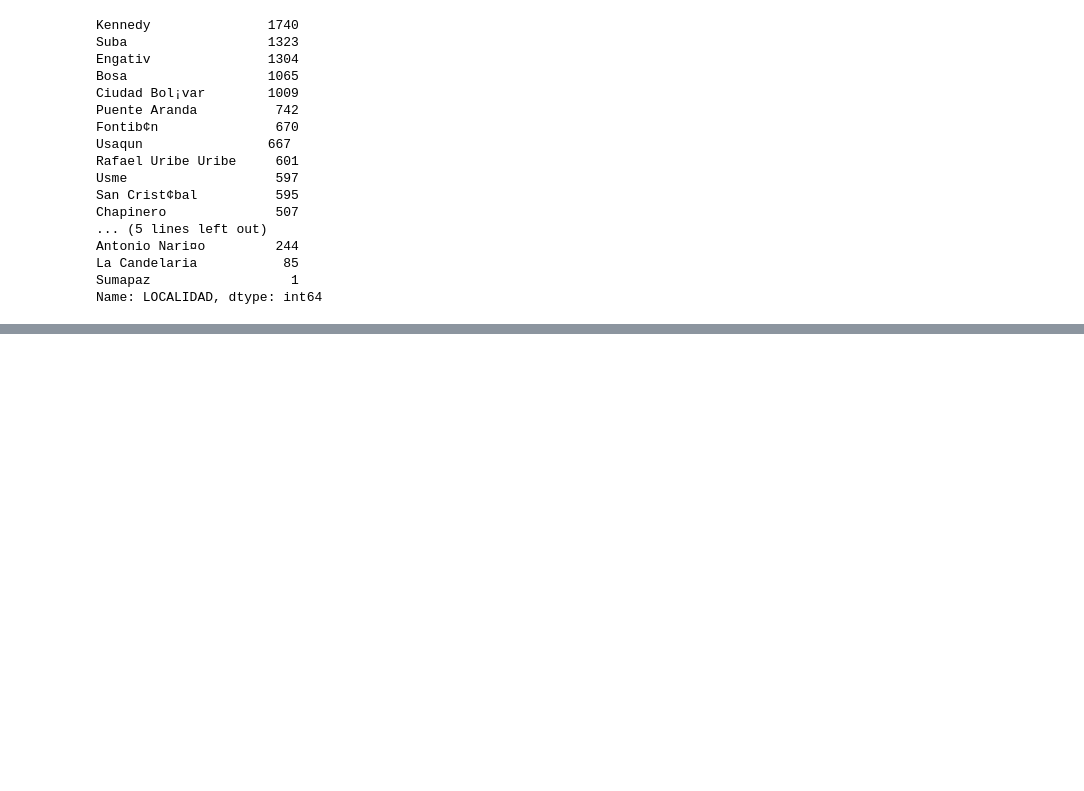
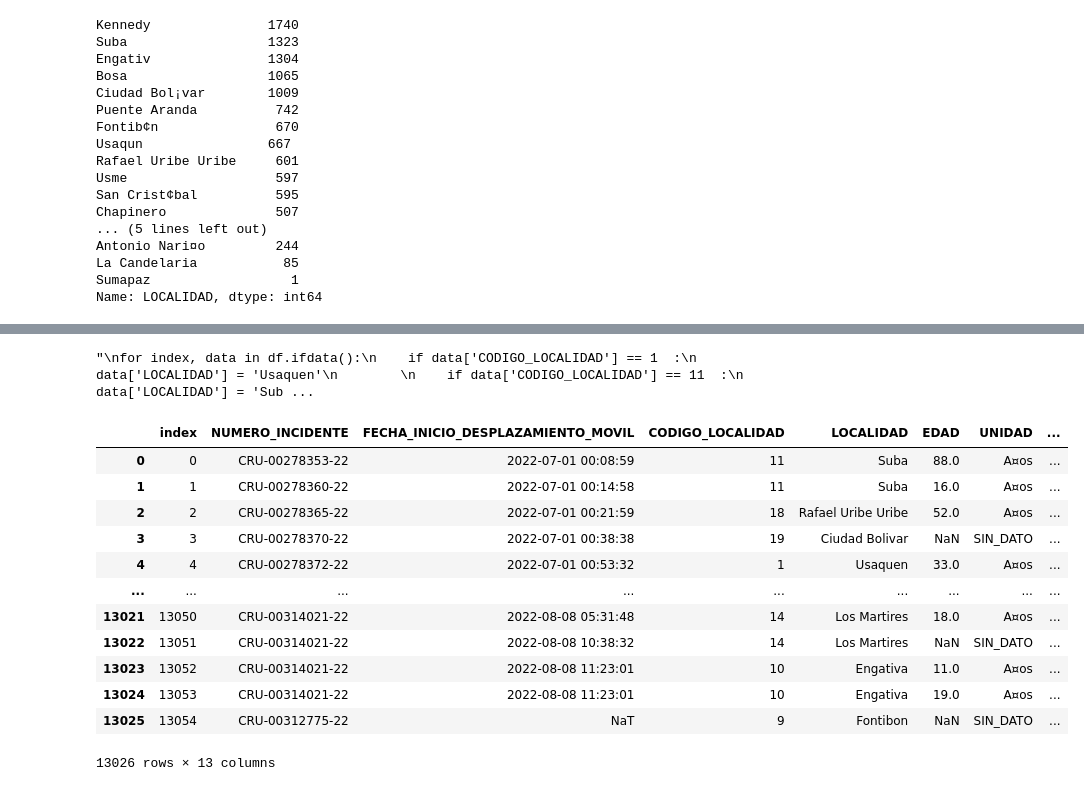
Before and after one commit to RobertDS-15/ESEITBigData2022B, a Jupyter notebook: notebooks/0.3.rcortes_eda_limpieza.ipynb, the cells around one changed output, grey strips where cells are left out. Cells and saved outputs as stored; diff of their text form; code cells hidden in the pictures; blank space fills up the shorter version.

Commit message:
Corregir caracteres especiales de las localidades

```diff
--- a/notebooks/0.3.rcortes_eda_limpieza.ipynb
+++ b/notebooks/0.3.rcortes_eda_limpieza.ipynb
@@ -355,0 +375,80 @@ Name: LOCALIDAD, dtype: int64
+# %%
+def cat(x):
+    if x == 1  :
+        return 'Usaquen'
+    if x == 2  :
+        return 'Chapinero'
+    if x == 3  :
+        return 'Santa Fe'
+    if x == 4  :
+        return 'San Cristobal'
+    if x == 5  :
+        return 'Usme'
+    if x == 6  :
+        return 'Tunjuelito'
+    if x == 7  :
+        return 'Bosa'
+    if x == 8  :
+        return 'Kenndy'
+    if x == 9  :
+        return 'Fontibon'
+    if x == 10  :
+        return 'Engativa'
+    if x == 11:
+        return 'Suba'
+    if x == 12  :
+        return 'Barrios Unidos'
+    if x == 13:
+        return 'Teusaquillo'
+    if x == 14  :
+        return 'Los Martires'
+    if x == 15  :
+        return 'Antonio Narino'
+    if x == 16  :
+        return 'Puente Aranda'
+    if x == 17:
+        return 'La Calendaria'
+    if x == 18:
+        return 'Rafael Uribe Uribe'
+    if x == 19:
+        return 'Ciudad Bolivar'
+    if x == 20:
+        return 'Sumapaz'
+
+"""
+for index, data in df.ifdata():
+    if data['CODIGO_LOCALIDAD'] == 1  :
+        data['LOCALIDAD'] = 'Usaquen'
+
+    if data['CODIGO_LOCALIDAD'] == 11  :
+        data['LOCALIDAD'] = 'Suba'
+
+    if data['CODIGO_LOCALIDAD'] == 19  :
+        data['LOCALIDAD'] = 'Ciudad Bolivar'
+
+    if data['CODIGO_LOCALIDAD'] == 14  :
+        data['LOCALIDAD'] = 'Los Martires'
+
+    if data['CODIGO_LOCALIDAD'] == 10  :
+        data['LOCALIDAD'] = 'Engativa'
+"""
+# %% [output]
+"\nfor index, data in df.ifdata():\n    if data['CODIGO_LOCALIDAD'] == 1  :\n        data['LOCALIDAD'] = 'Usaquen'\n        \n    if data['CODIGO_LOCALIDAD'] == 11  :\n        data['LOCALIDAD'] = 'Sub ...
+# %%
+data['LOCALIDAD'] = data['CODIGO_LOCALIDAD'].apply(lambda x: cat(x))
+# %%
+data
+# %% [output]
+|  | index | NUMERO_INCIDENTE | FECHA_INICIO_DESPLAZAMIENTO_MOVIL | CODIGO_LOCALIDAD | LOCALIDAD | EDAD | UNIDAD | ... |
+| 0 | 0 | CRU-00278353-22 | 2022-07-01 00:08:59 | 11 | Suba | 88.0 | A¤os | ... |
+| 1 | 1 | CRU-00278360-22 | 2022-07-01 00:14:58 | 11 | Suba | 16.0 | A¤os | ... |
+| 2 | 2 | CRU-00278365-22 | 2022-07-01 00:21:59 | 18 | Rafael Uribe Uribe | 52.0 | A¤os | ... |
+| 3 | 3 | CRU-00278370-22 | 2022-07-01 00:38:38 | 19 | Ciudad Bolivar | NaN | SIN_DATO | ... |
+| 4 | 4 | CRU-00278372-22 | 2022-07-01 00:53:32 | 1 | Usaquen | 33.0 | A¤os | ... |
+| ... | ... | ... | ... | ... | ... | ... | ... | ... |
+| 13021 | 13050 | CRU-00314021-22 | 2022-08-08 05:31:48 | 14 | Los Martires | 18.0 | A¤os | ... |
+| 13022 | 13051 | CRU-00314021-22 | 2022-08-08 10:38:32 | 14 | Los Martires | NaN | SIN_DATO | ... |
+| 13023 | 13052 | CRU-00314021-22 | 2022-08-08 11:23:01 | 10 | Engativa | 11.0 | A¤os | ... |
+| 13024 | 13053 | CRU-00314021-22 | 2022-08-08 11:23:01 | 10 | Engativa | 19.0 | A¤os | ... |
+| 13025 | 13054 | CRU-00312775-22 | NaT | 9 | Fontibon | NaN | SIN_DATO | ... |
+13026 rows × 13 columns
```
Also changed, not shown: parts of 5 cells of this notebook.
